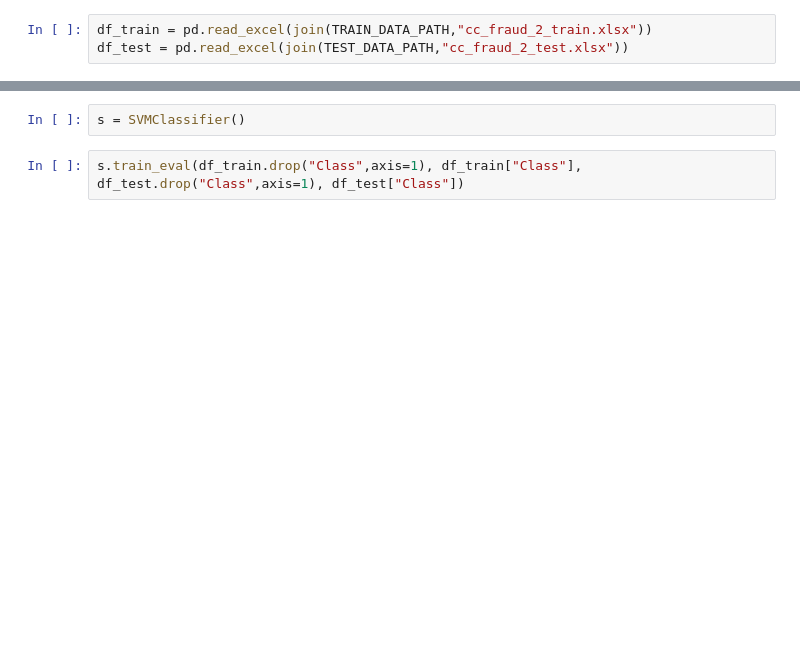
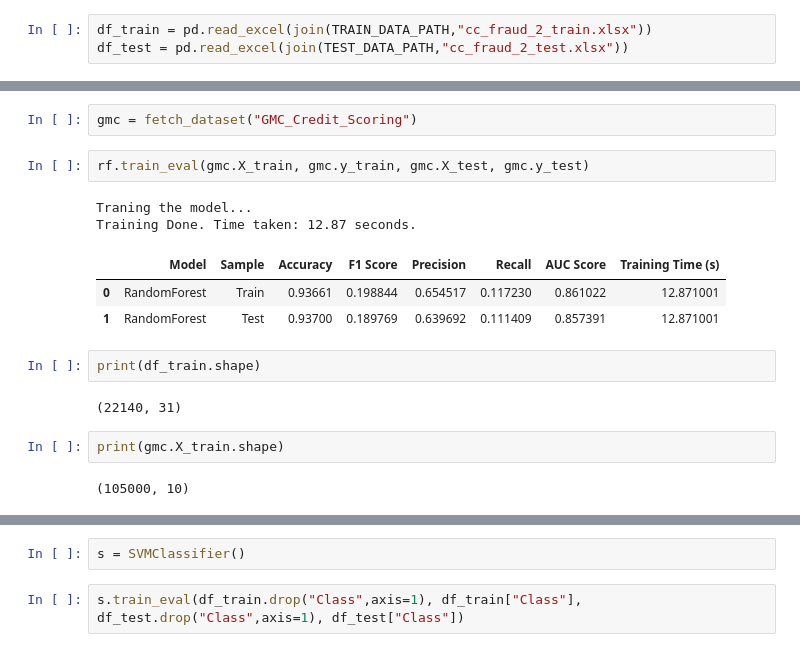
Before and after one commit to ShamilShukurov/ADA_GWU_Master_Thesis, a Jupyter notebook: Code/Modelling_Playground.ipynb, the cells around one changed output, grey strips where cells are left out. Saved outputs shown, nothing was run; the diff lists cells and outputs as text; blank space fills up the shorter version.

```diff
--- a/Code/Modelling_Playground.ipynb
+++ b/Code/Modelling_Playground.ipynb
@@ -31,0 +42,18 @@ df_test = pd.read_excel(join(TEST_DATA_PATH,"cc_fraud_2_test.xlsx"))
+# %%
+gmc = fetch_dataset("GMC_Credit_Scoring")
+# %%
+rf.train_eval(gmc.X_train, gmc.y_train, gmc.X_test, gmc.y_test)
+# %% [output]
+Traning the model...
+Training Done. Time taken: 12.87 seconds.
+|  | Model | Sample | Accuracy | F1 Score | Precision | Recall | AUC Score | Training Time (s) |
+| 0 | RandomForest | Train | 0.93661 | 0.198844 | 0.654517 | 0.117230 | 0.861022 | 12.871001 |
+| 1 | RandomForest | Test | 0.93700 | 0.189769 | 0.639692 | 0.111409 | 0.857391 | 12.871001 |
+# %%
+print(df_train.shape)
+# %% [output]
+(22140, 31)
+# %%
+print(gmc.X_train.shape)
+# %% [output]
+(105000, 10)
```
Also changed, not shown: parts of 5 cells of this notebook, 2 other files.
